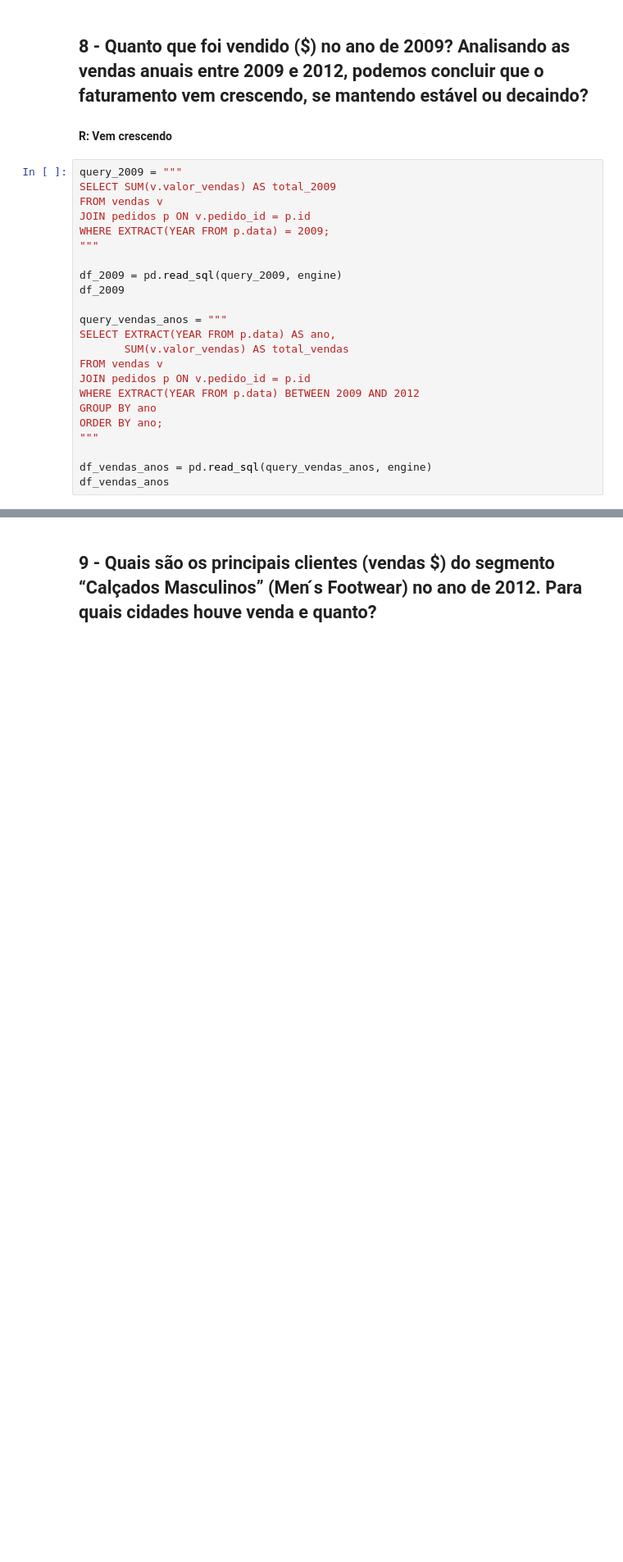
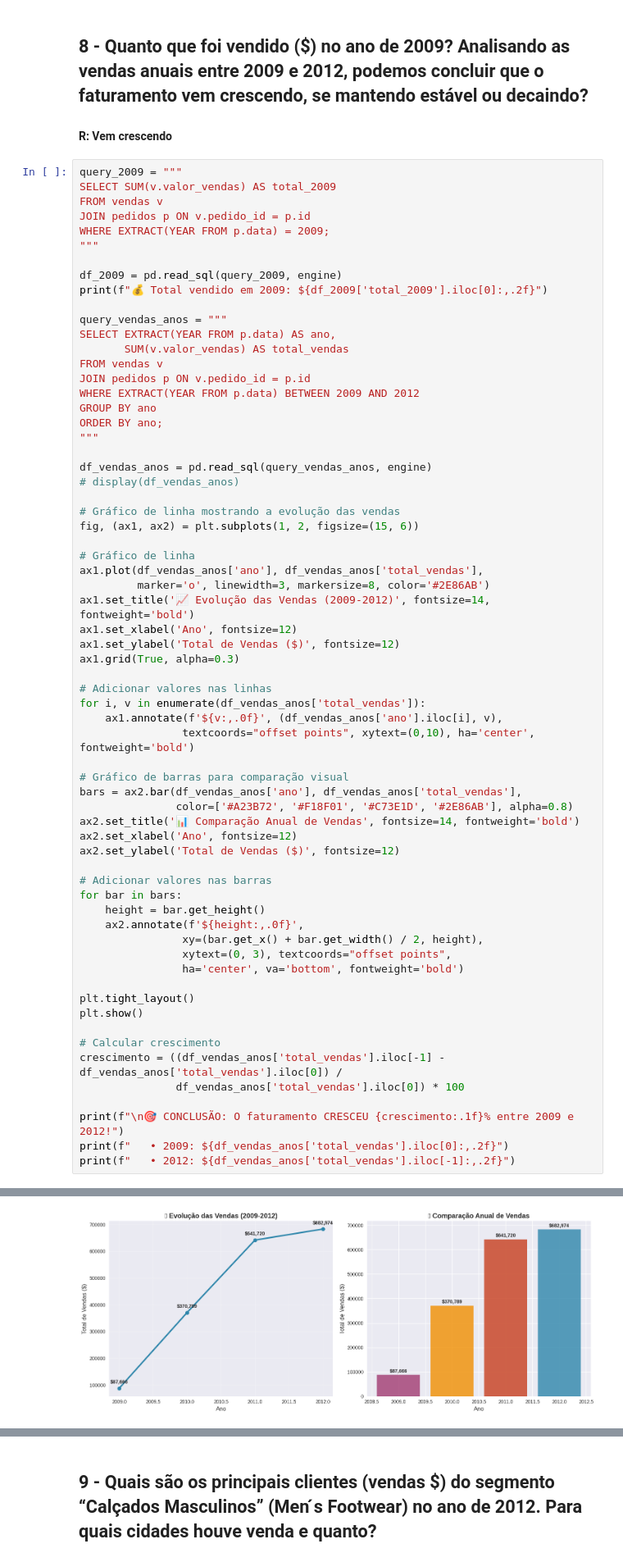
Before and after one commit to filipe-rds/BI-Atividade-1, a Jupyter notebook: notebooks/notebook.ipynb, the cells around one changed output, grey strips where cells are left out. Shown at 82% size. Drawn from its saved outputs; the diff is of its cells as text; blank space fills up the shorter version.

```diff
--- a/notebooks/notebook.ipynb
+++ b/notebooks/notebook.ipynb
@@ -30,7 +232,7 @@ WHERE EXTRACT(YEAR FROM p.data) = 2009;
 """
 
 df_2009 = pd.read_sql(query_2009, engine)
-df_2009
+print(f"💰 Total vendido em 2009: ${df_2009['total_2009'].iloc[0]:,.2f}")
 
 query_vendas_anos = """
 SELECT EXTRACT(YEAR FROM p.data) AS ano,
@@ -43,5 +245,47 @@ ORDER BY ano;
 """
 
 df_vendas_anos = pd.read_sql(query_vendas_anos, engine)
-df_vendas_anos
+# display(df_vendas_anos)
+
+# Gráfico de linha mostrando a evolução das vendas
+fig, (ax1, ax2) = plt.subplots(1, 2, figsize=(15, 6))
+
+# Gráfico de linha
+ax1.plot(df_vendas_anos['ano'], df_vendas_anos['total_vendas'],
+         marker='o', linewidth=3, markersize=8, color='#2E86AB')
+ax1.set_title('📈 Evolução das Vendas (2009-2012)', fontsize=14, fontweight='bold')
+ax1.set_xlabel('Ano', fontsize=12)
+ax1.set_ylabel('Total de Vendas ($)', fontsize=12)
+ax1.grid(True, alpha=0.3)
+
+# Adicionar valores nas linhas
+for i, v in enumerate(df_vendas_anos['total_vendas']):
+    ax1.annotate(f'${v:,.0f}', (df_vendas_anos['ano'].iloc[i], v),
+                textcoords="offset points", xytext=(0,10), ha='center', fontweight='bold')
+
+# Gráfico de barras para comparação visual
+bars = ax2.bar(df_vendas_anos['ano'], df_vendas_anos['total_vendas'],
+               color=['#A23B72', '#F18F01', '#C73E1D', '#2E86AB'], alpha=0.8)
+ax2.set_title('📊 Comparação Anual de Vendas', fontsize=14, fontweight='bold')
+ax2.set_xlabel('Ano', fontsize=12)
+ax2.set_ylabel('Total de Vendas ($)', fontsize=12)
+
+# Adicionar valores nas barras
+for bar in bars:
+    height = bar.get_height()
+    ax2.annotate(f'${height:,.0f}',
+                xy=(bar.get_x() + bar.get_width() / 2, height),
+                xytext=(0, 3), textcoords="offset points",
+                ha='center', va='bottom', fontweight='bold')
+
+plt.tight_layout()
+plt.show()
+
+# Calcular crescimento
+crescimento = ((df_vendas_anos['total_vendas'].iloc[-1] - df_vendas_anos['total_vendas'].iloc[0]) /
+               df_vendas_anos['total_vendas'].iloc[0]) * 100
+
+print(f"\n🎯 CONCLUSÃO: O faturamento CRESCEU {crescimento:.1f}% entre 2009 e 2012!")
+print(f"   • 2009: ${df_vendas_anos['total_vendas'].iloc[0]:,.2f}")
+print(f"   • 2012: ${df_vendas_anos['total_vendas'].iloc[-1]:,.2f}")
 # %% [output]
@@ -48,0 +293 @@ Faturamento vem crescendo
+[figure, added]
```
Also changed, not shown: parts of 11 cells of this notebook, 2 other files.
